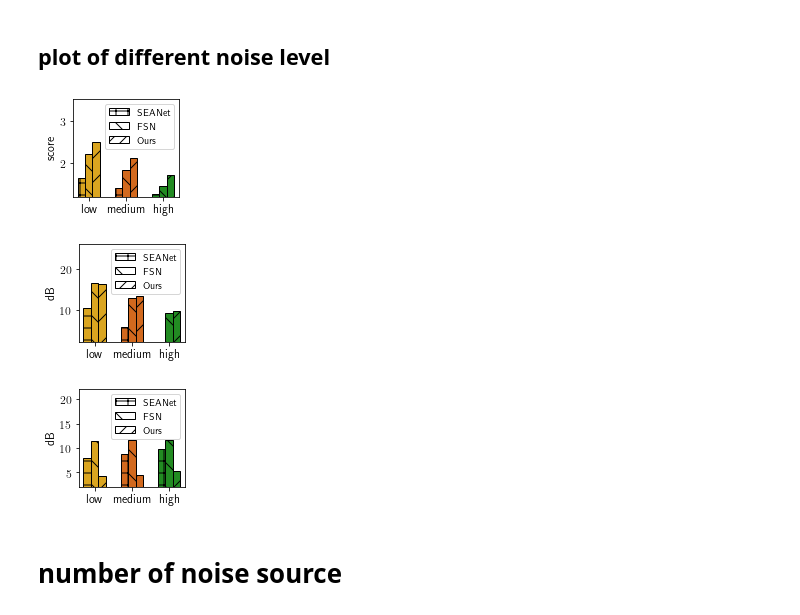
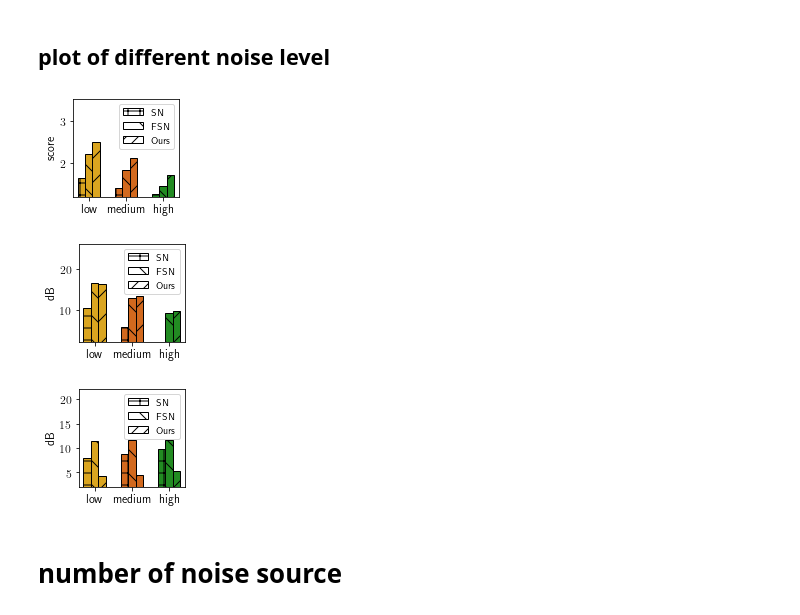
Before and after one commit to lixinghe1999/audioproject, a Jupyter notebook: enhancement/plot/plot.ipynb, the cells around one changed output. Saved outputs shown, nothing was run; the diff lists cells and outputs as text; code cells hidden in the pictures.

```diff
--- a/enhancement/plot/plot.ipynb
+++ b/enhancement/plot/plot.ipynb
@@ -29,7 +29,7 @@ for j in range(3):
     plt.ylim(y_lims[j])
     plt.ylabel(labels[j])
     plt.xticks([0.2, 1.2, 2.2], names)
-    seanet_patch = mpatches.Patch(edgecolor='black', facecolor='white', hatch='+', label='SEANet')
+    seanet_patch = mpatches.Patch(edgecolor='black', facecolor='white', hatch='+', label='SN')
     fullsubnet_patch = mpatches.Patch(edgecolor='black', facecolor='white', hatch='\\', label='FSN')
     vibvoice_patch = mpatches.Patch(edgecolor='black', facecolor='white', hatch='//', label='Ours')
     plt.legend(handles=[seanet_patch, fullsubnet_patch, vibvoice_patch], prop={'size': 10})
@@ -44,33 +44,33 @@ for j in range(3):
 # %%
 vibvoice = [[ 2.50307816, 16.13636698,  4.23127691], [ 2.11330643, 13.28623637 , 4.54535452],
             [1.71765083, 9.58321423, 5.34104933]]
 fullsubnet = [[ 2.2166112,  16.46317258, 11.51904089], [ 1.83561012, 12.92231262, 11.5416647 ],
          [ 1.47028308, 9.05131292, 11.72681436]]
 seanet = [[ 1.64948196, 10.35486651,  7.9550005 ], [1.41723649, 5.65593982, 8.77626169], [1.27931496, 0.71290447, 9.82014585]]
 names = ['low', 'medium', 'high']
 colors = ['goldenrod', 'chocolate', 'forestgreen']
 y_lims =  [[1.2, 3.5], [2, 26], [2, 22]]
 labels = ['score', 'dB', 'dB']
 for j in range(3):
     plt.figure(figsize=(2, 2))
     plt.subplots_adjust(left=0.25, bottom=0.2, right=0.99)
     for i in range(len(names)):
         plt.bar(i, seanet[i][j], color=colors[i], edgecolor='black', width=0.2, hatch='+')
         plt.bar(i + 0.2, fullsubnet[i][j], color=colors[i], edgecolor='black', width=0.2, hatch='\\')
         plt.bar(i + 0.4, vibvoice[i][j], color=colors[i], edgecolor='black', width=0.2, hatch='/')
     plt.ylim(y_lims[j])
     plt.ylabel(labels[j])
     plt.xticks([0.2, 1.2, 2.2], names)
-    seanet_patch = mpatches.Patch(edgecolor='black', facecolor='white', hatch='+', label='SEANet')
+    seanet_patch = mpatches.Patch(edgecolor='black', facecolor='white', hatch='+', label='SN')
     fullsubnet_patch = mpatches.Patch(edgecolor='black', facecolor='white', hatch='\\', label='FSN')
     vibvoice_patch = mpatches.Patch(edgecolor='black', facecolor='white', hatch='//', label='Ours')
     plt.legend(handles=[seanet_patch, fullsubnet_patch, vibvoice_patch], prop={'size': 10})
     plt.savefig('noise_level_' + str(j) + '.pdf', dpi=300)
     plt.show()
 # %% [output]
-[figure, old version]
+[figure, new version]
-[figure, old version]
+[figure, new version]
-[figure, old version]
+[figure, new version]
 # %% [markdown]
 # number of noise source
 # %%
```
Also changed, not shown: parts of 3 cells of this notebook, 1 other file.
